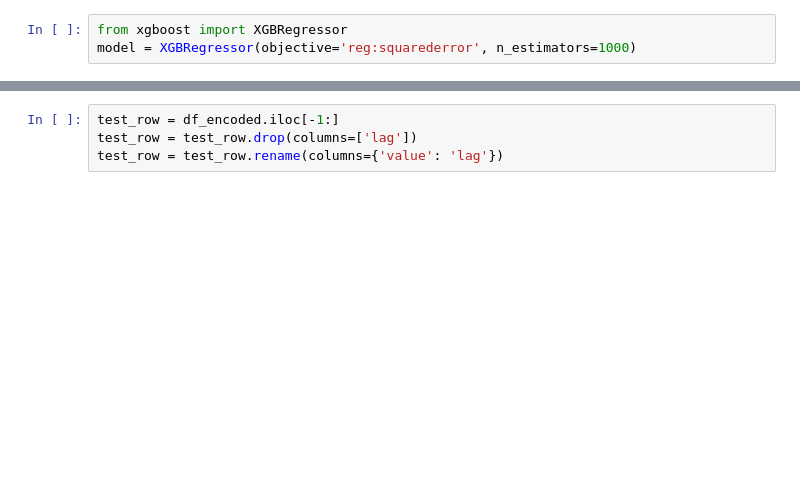
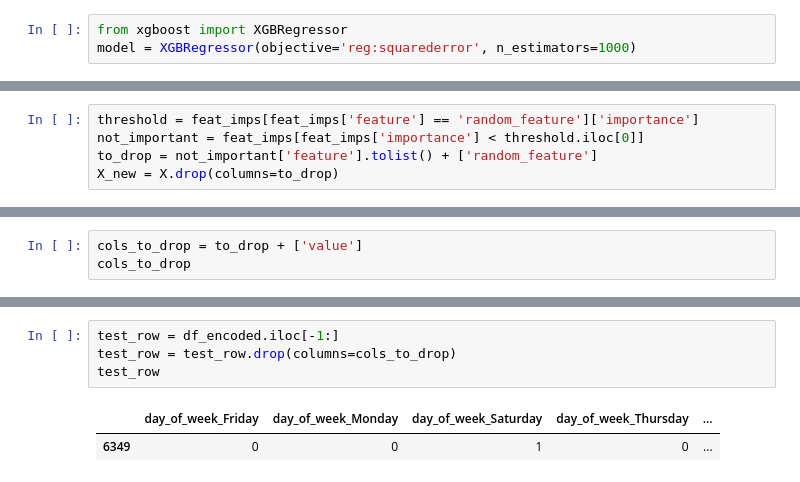
Before and after one commit to mikhailstasyuk/electricity-demand-forecast, a Jupyter notebook: parser/transform.ipynb, the cells around one changed output, grey strips where cells are left out. Drawn from its saved outputs; the diff is of its cells as text; blank space fills up the shorter version.

```diff
--- a/parser/transform.ipynb
+++ b/parser/transform.ipynb
@@ -144,0 +205,5 @@ df_transformed.tail()
+# %%
+threshold = feat_imps[feat_imps['feature'] == 'random_feature']['importance']
+not_important = feat_imps[feat_imps['importance'] < threshold.iloc[0]]
+to_drop = not_important['feature'].tolist() + ['random_feature']
+X_new = X.drop(columns=to_drop)
@@ -144,0 +224,3 @@ df_transformed.tail()
+# %%
+cols_to_drop = to_drop + ['value']
+cols_to_drop
@@ -145,7 +237,10 @@ df_transformed.tail()
 # %%
 test_row = df_encoded.iloc[-1:]
-test_row = test_row.drop(columns=['lag'])
-test_row = test_row.rename(columns={'value': 'lag'})
+test_row = test_row.drop(columns=cols_to_drop)
+test_row
+# %% [output]
+|  | day_of_week_Friday | day_of_week_Monday | day_of_week_Saturday | day_of_week_Thursday | ... |
+| 6349 | 0 | 0 | 1 | 0 | ... |
 # %%
 model.predict(test_row)
 # %% [output]
```
Also changed, not shown: parts of 17 cells of this notebook.
